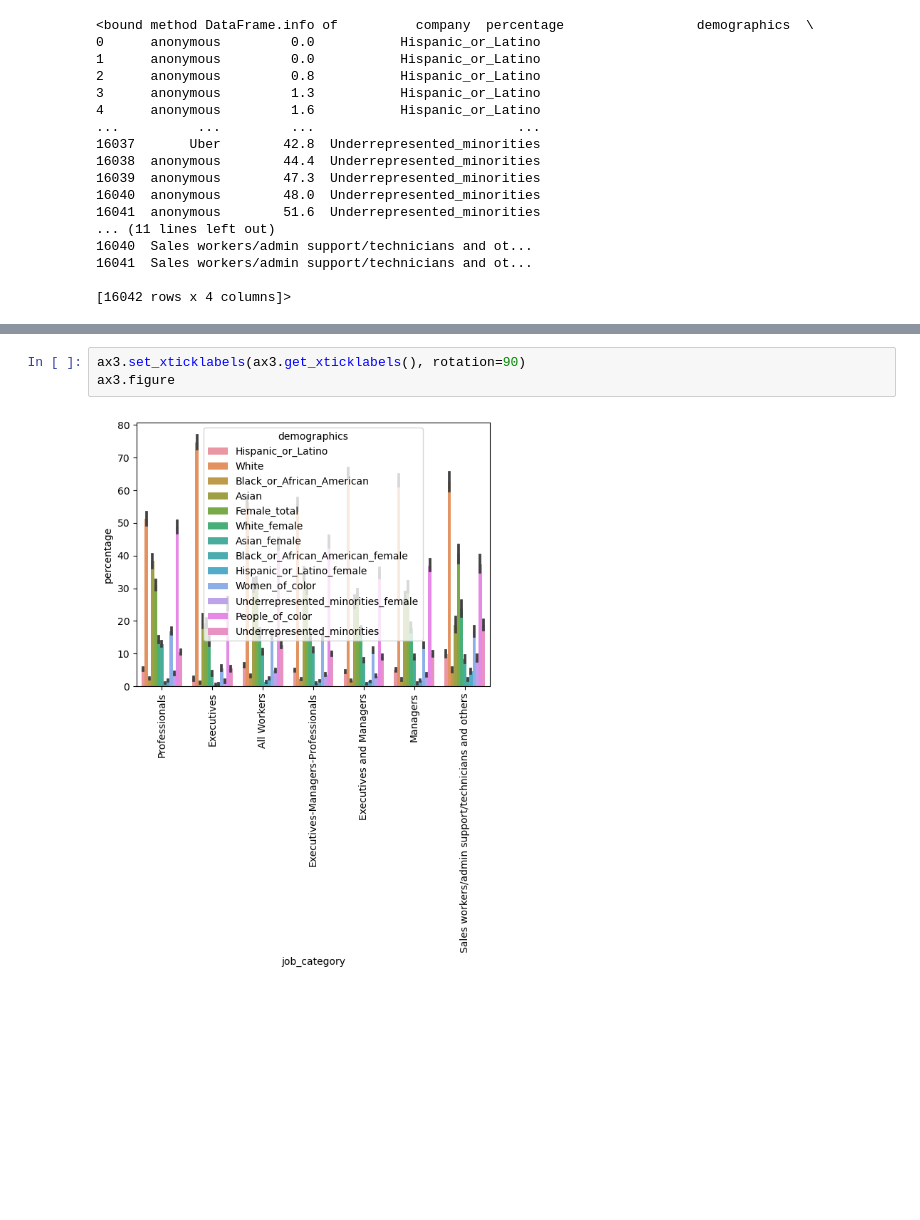
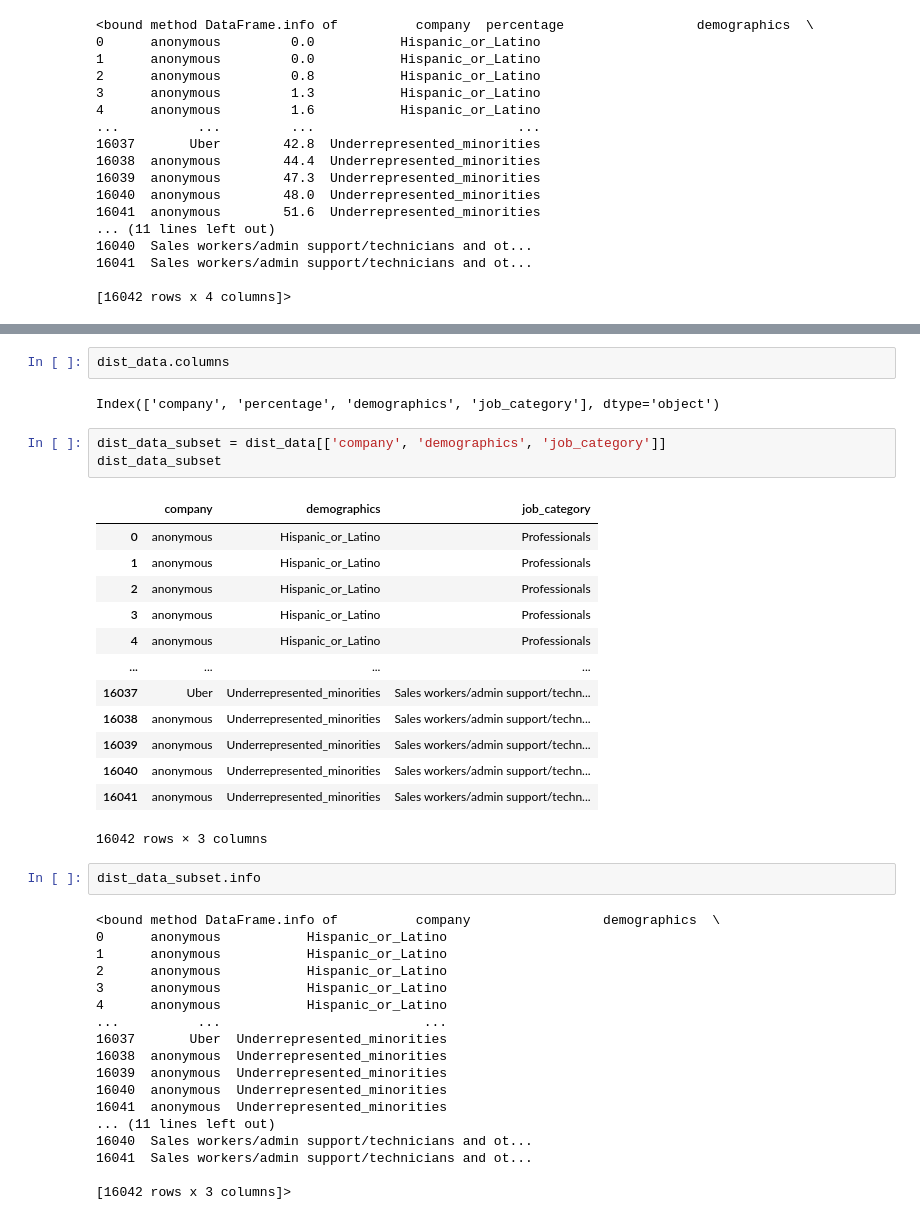
Before and after one commit to kimbaqueen/pt4-data-capstone, a Jupyter notebook: distributions_data_ex.ipynb, the cells around one changed output, grey strips where cells are left out. Saved outputs shown, nothing was run; the diff lists cells and outputs as text; blank space fills up the shorter version.

```diff
--- a/distributions_data_ex.ipynb
+++ b/distributions_data_ex.ipynb
@@ -75,5 +53,41 @@ ax3 = sb.barplot(data=dist_data, x="job_category", y="percentage", hue="demograp
-# %%
-ax3.set_xticklabels(ax3.get_xticklabels(), rotation=90)
-ax3.figure
-# %% [output]
-[figure, removed]
+# %%
+dist_data.columns
+# %% [output]
+Index(['company', 'percentage', 'demographics', 'job_category'], dtype='object')
+# %%
+dist_data_subset = dist_data[['company', 'demographics', 'job_category']]
+dist_data_subset
+# %% [output]
+|  | company | demographics | job_category |
+| 0 | anonymous | Hispanic_or_Latino | Professionals |
+| 1 | anonymous | Hispanic_or_Latino | Professionals |
+| 2 | anonymous | Hispanic_or_Latino | Professionals |
+| 3 | anonymous | Hispanic_or_Latino | Professionals |
+| 4 | anonymous | Hispanic_or_Latino | Professionals |
+| ... | ... | ... | ... |
+| 16037 | Uber | Underrepresented_minorities | Sales workers/admin support/techn... |
+| 16038 | anonymous | Underrepresented_minorities | Sales workers/admin support/techn... |
+| 16039 | anonymous | Underrepresented_minorities | Sales workers/admin support/techn... |
+| 16040 | anonymous | Underrepresented_minorities | Sales workers/admin support/techn... |
+| 16041 | anonymous | Underrepresented_minorities | Sales workers/admin support/techn... |
+16042 rows × 3 columns
+# %%
+dist_data_subset.info
+# %% [output]
+<bound method DataFrame.info of          company                 demographics  \
+0      anonymous           Hispanic_or_Latino
+1      anonymous           Hispanic_or_Latino
+2      anonymous           Hispanic_or_Latino
+3      anonymous           Hispanic_or_Latino
+4      anonymous           Hispanic_or_Latino
+...          ...                          ...
+16037       Uber  Underrepresented_minorities
+16038  anonymous  Underrepresented_minorities
+16039  anonymous  Underrepresented_minorities
+16040  anonymous  Underrepresented_minorities
+16041  anonymous  Underrepresented_minorities
+... (11 lines left out)
+16040  Sales workers/admin support/technicians and ot...
+16041  Sales workers/admin support/technicians and ot...
+
+[16042 rows x 3 columns]>
```
Also changed, not shown: parts of 19 cells of this notebook, 6 other files.
